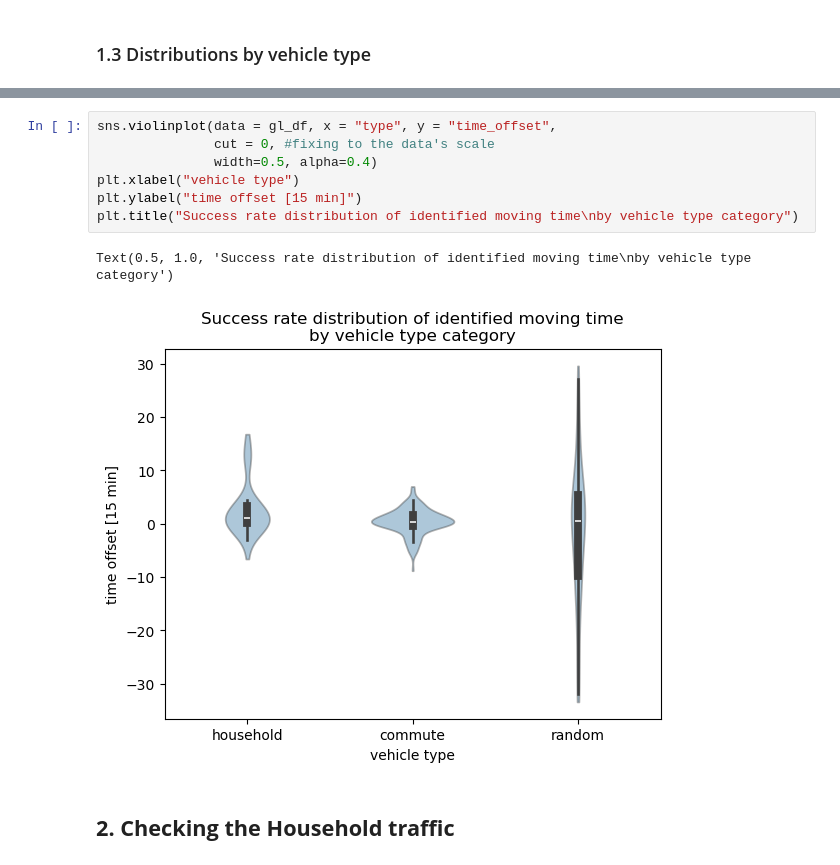
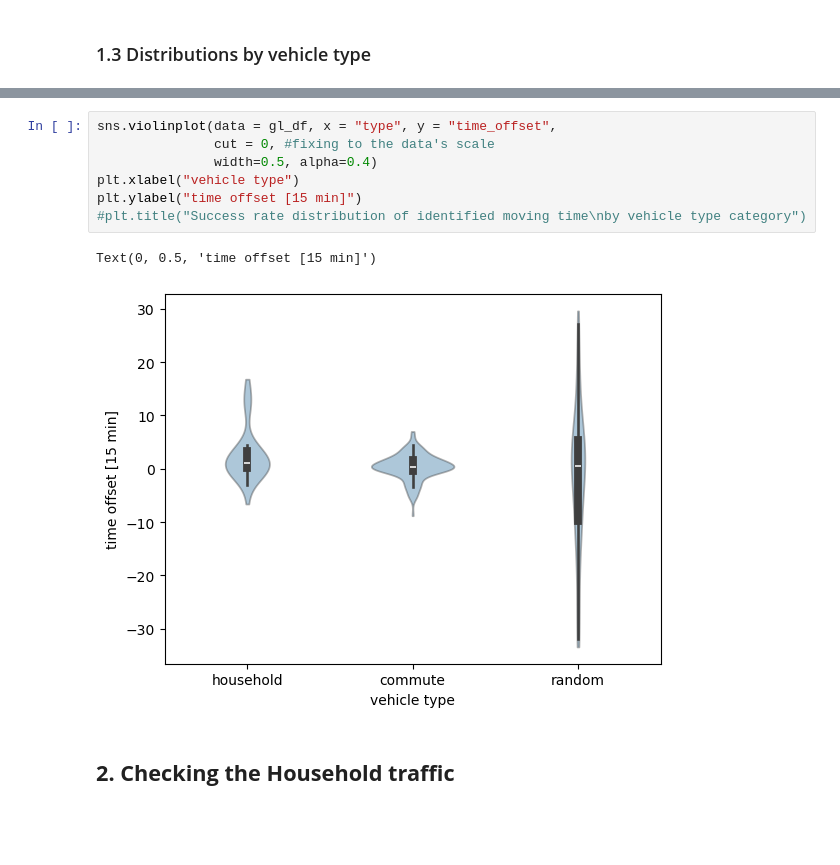
Before and after one commit to alelevente/inverse-parking, a Jupyter notebook: 02_da/05_distr_grad_analy.ipynb, the cells around one changed output, grey strips where cells are left out. Cells and saved outputs as stored; diff of their text form; blank space fills up the shorter version.

```diff
--- a/02_da/05_distr_grad_analy.ipynb
+++ b/02_da/05_distr_grad_analy.ipynb
@@ -126,13 +126,13 @@ Text(0.5, 1.0, 'Success rate distribution of matched parking lots\nby vehicle ty
 # %%
 sns.violinplot(data = gl_df, x = "type", y = "time_offset",
                cut = 0, #fixing to the data's scale
                width=0.5, alpha=0.4)
 plt.xlabel("vehicle type")
 plt.ylabel("time offset [15 min]")
-plt.title("Success rate distribution of identified moving time\nby vehicle type category")
+#plt.title("Success rate distribution of identified moving time\nby vehicle type category")
 # %% [output]
-Text(0.5, 1.0, 'Success rate distribution of identified moving time\nby vehicle type category')
+Text(0, 0.5, 'time offset [15 min]')
-[figure, old version]
+[figure, new version]
 # %% [markdown]
 ## **2. Checking the Household traffic**
 # %% [markdown]
```
Also changed, not shown: parts of 3 cells of this notebook, 9 other files.
